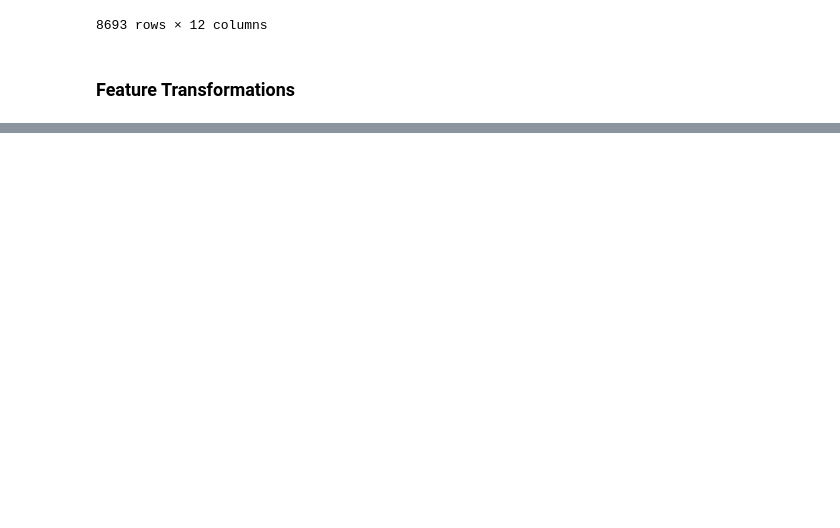
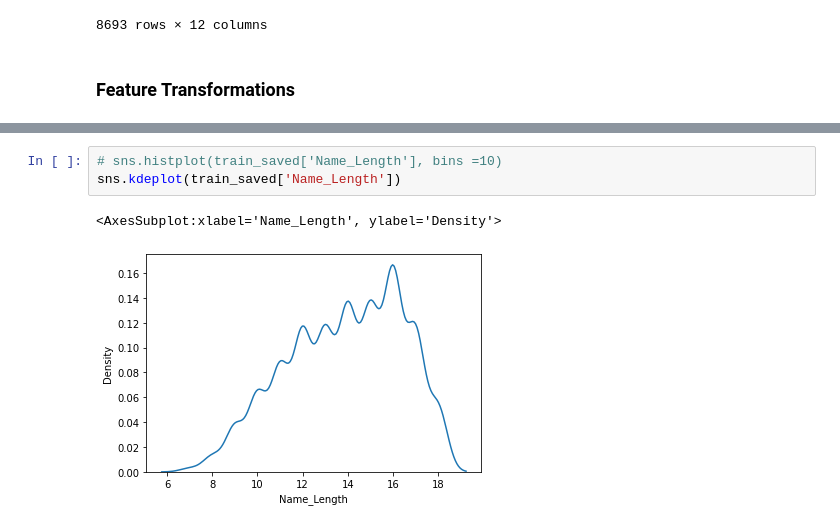
Before and after one commit to Praj-17/Kaggle-Competitions, a Jupyter notebook: SpceShip Titanic/preprocessing.ipynb, the cells around one changed output, grey strips where cells are left out. Saved outputs shown, nothing was run; the diff lists cells and outputs as text; blank space fills up the shorter version.

```diff
--- a/SpceShip Titanic/preprocessing.ipynb
+++ b/SpceShip Titanic/preprocessing.ipynb
@@ -661,0 +679,6 @@ train_saved
+# %%
+# sns.histplot(train_saved['Name_Length'], bins =10)
+sns.kdeplot(train_saved['Name_Length'])
+# %% [output]
+<AxesSubplot:xlabel='Name_Length', ylabel='Density'>
+[figure, added]
```
Also changed, not shown: parts of 27 cells of this notebook, 2 other files.
